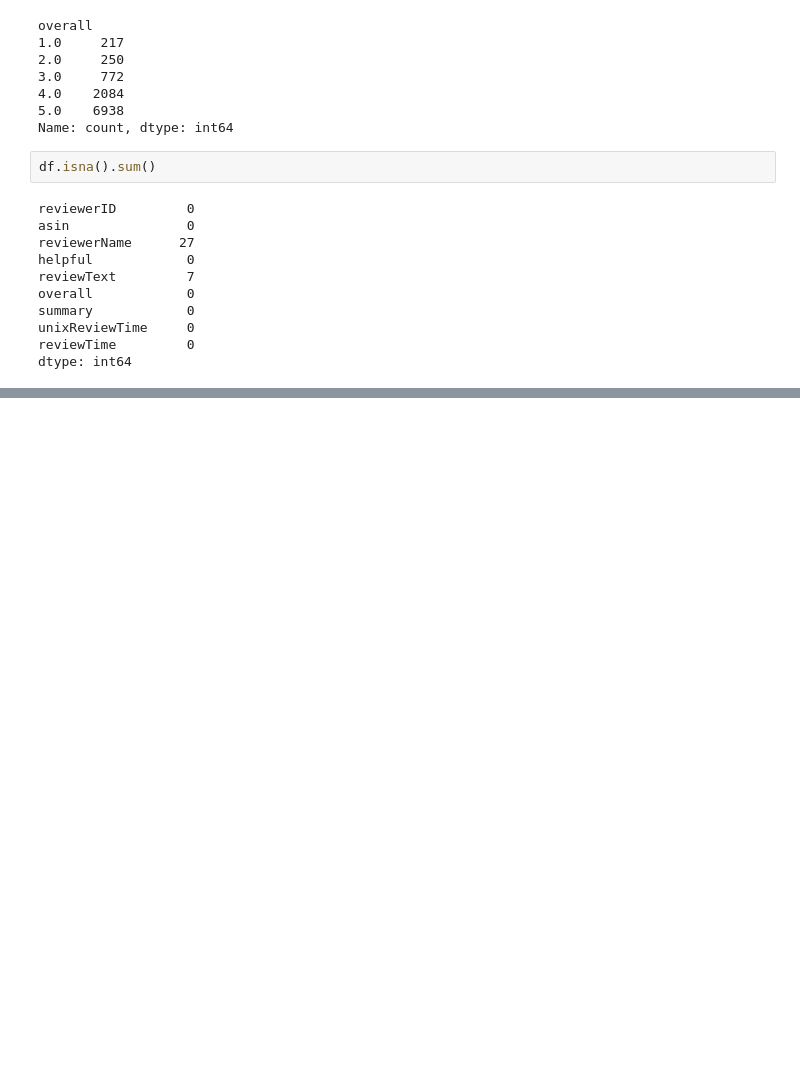
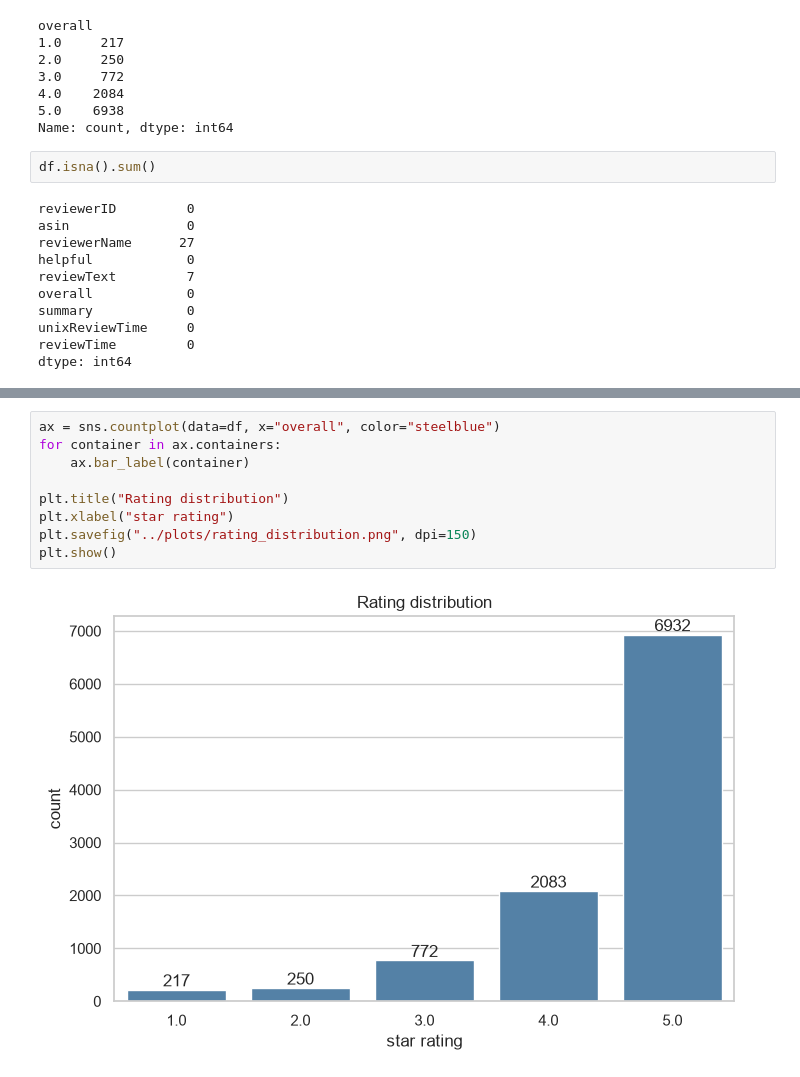
Before and after one commit to Rouen-03/sentiment-analysis-reviews, a Jupyter notebook: notebooks/01_data_cleaning_and_eda.ipynb, the cells around one changed output, grey strips where cells are left out. Drawn from its saved outputs; the diff is of its cells as text; blank space fills up the shorter version.

```diff
--- a/notebooks/01_data_cleaning_and_eda.ipynb
+++ b/notebooks/01_data_cleaning_and_eda.ipynb
@@ -114,0 +169,11 @@ print("saved:", df.shape[0], "rows,", df.shape[1], "columns")
+# %%
+ax = sns.countplot(data=df, x="overall", color="steelblue")
+for container in ax.containers:
+    ax.bar_label(container)
+
+plt.title("Rating distribution")
+plt.xlabel("star rating")
+plt.savefig("../plots/rating_distribution.png", dpi=150)
+plt.show()
+# %% [output]
+[figure, added]
```
Also changed, not shown: parts of 30 cells of this notebook.
